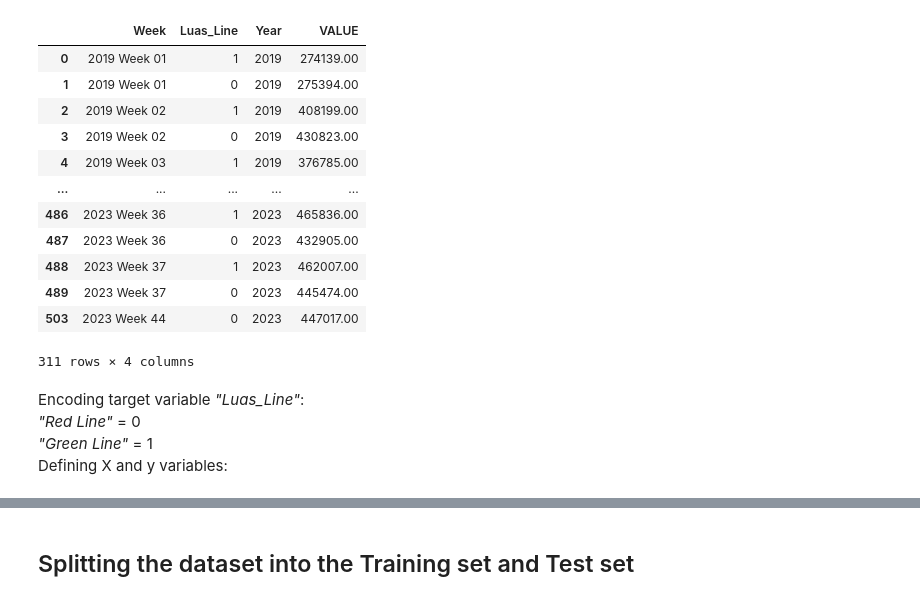
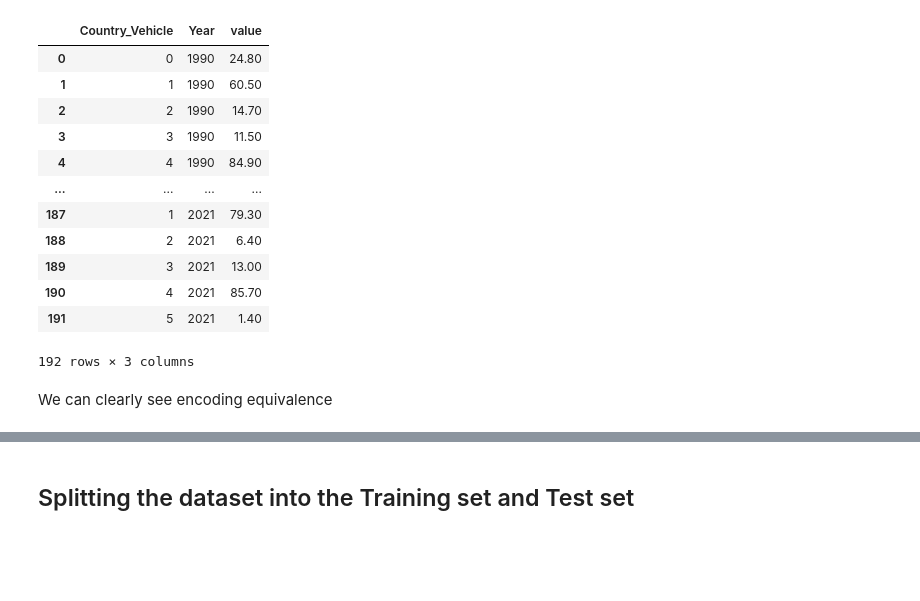
Before and after one commit to JoseRicoCct/CA2_Integrated_Assesment_MSc_Data_Analytics_CCT_Semester_1, a Jupyter notebook: CA2_ML_Code_sba23021_ML_Models.ipynb, the cells around one changed output, grey strips where cells are left out. Cells and saved outputs as stored; diff of their text form; code cells hidden in the pictures; blank space fills up the shorter version.

```diff
--- a/CA2_ML_Code_sba23021_ML_Models.ipynb
+++ b/CA2_ML_Code_sba23021_ML_Models.ipynb
@@ -64,0 +39,30 @@ Shape after removing outliers: (311, 4)
+# %%
+# Tyding up mldf
+
+# Filter columns that do not contain '_flag'
+mldf = mldf.filter(regex='^(?!.*_flag)')
+
+# Renaming columns
+mldf = mldf.rename(columns={'geo\\TIME_PERIOD': 'Country_code','vehicle':'Vehicle_type'})
+
+# Dropping not needed rows:
+# From column 'Vehicle_type' we don't need 'TRN_BUS_TOT_AVD'
+# From column 'Country_code' we don't need 'EU27_2020' and 'EU28'
+mldf = mldf[(mldf['Vehicle_type'] != 'TRN_BUS_TOT_AVD') & ~mldf['Country_code'].isin(['EU27_2020', 'EU28'])]
+
+# Drop rows with null values
+mldf = mldf.dropna()
+
+# Dropping columns 'freq' and 'unit' we don't need them. Unit of measurement for this dataset is percentage
+mldf = mldf.drop(['freq', 'unit'], axis=1).reset_index(drop=True)
+
+# Trimming 'BUS_TOT' to have just 'BUS'
+mldf['Vehicle_type'] = mldf['Vehicle_type'].str.replace('_TOT', '')
+
+# Concatenate 'Country_code' and 'Vehicle_type'
+mldf['Country_Vehicle'] = mldf['Country_code'] + '_' + mldf['Vehicle_type']
+
+# Drop the original columns
+mldf = mldf.drop(['Vehicle_type', 'Country_code'], axis=1)
+
+mldf.head()
@@ -64,0 +213,4 @@ Shape after removing outliers: (311, 4)
+# %%
+# Modify the code to filter based on substrings
+mldf = mldf[mldf['Country_Vehicle'].str.contains('IE|HU', case=False, na=False)]
+mldf.reset_index(drop=True, inplace=True)
@@ -65,5 +248,5 @@ Shape after removing outliers: (311, 4)
 # %%
 # Move the 'Year' column to the second position
-df_no_outliers.insert(2, 'Year', df_no_outliers.pop('Year'))
+mldf.insert(1, 'Year', mldf.pop('Year'))
 # %%
 # Counting the values that each year has:
@@ -91,27 +319,24 @@ df_2022.reset_index(drop=True, inplace=True)
 # %%
 # Creating a LabelEncoder instance
 le = LabelEncoder()
 
 # Encoding the 'Sex' column
-df_no_outliers['Luas_Line'] = le.fit_transform(df_no_outliers['Luas_Line'])
-
-df_no_outliers
+mldf['Country_Vehicle'] = le.fit_transform(mldf['Country_Vehicle'])
+pd.set_option('display.float_format', lambda x: '%.2f' % x)
+mldf
 # %% [output]
-|  | Week | Luas_Line | Year | VALUE |
-| 0 | 2019 Week 01 | 1 | 2019 | 274139.00 |
-| 1 | 2019 Week 01 | 0 | 2019 | 275394.00 |
-| 2 | 2019 Week 02 | 1 | 2019 | 408199.00 |
-| 3 | 2019 Week 02 | 0 | 2019 | 430823.00 |
-| 4 | 2019 Week 03 | 1 | 2019 | 376785.00 |
-| ... | ... | ... | ... | ... |
-| 486 | 2023 Week 36 | 1 | 2023 | 465836.00 |
-| 487 | 2023 Week 36 | 0 | 2023 | 432905.00 |
-| 488 | 2023 Week 37 | 1 | 2023 | 462007.00 |
-| 489 | 2023 Week 37 | 0 | 2023 | 445474.00 |
-| 503 | 2023 Week 44 | 0 | 2023 | 447017.00 |
+|  | Country_Vehicle | Year | value |
+| 0 | 0 | 1990 | 24.80 |
+| 1 | 1 | 1990 | 60.50 |
+| 2 | 2 | 1990 | 14.70 |
+| 3 | 3 | 1990 | 11.50 |
+| 4 | 4 | 1990 | 84.90 |
+| ... | ... | ... | ... |
+| 187 | 1 | 2021 | 79.30 |
+| 188 | 2 | 2021 | 6.40 |
+| 189 | 3 | 2021 | 13.00 |
+| 190 | 4 | 2021 | 85.70 |
+| 191 | 5 | 2021 | 1.40 |
-311 rows × 4 columns
+192 rows × 3 columns
-# %% [markdown]
-Encoding target variable *"Luas_Line"*:<br>
-*"Red Line"* = 0 <br>
-*"Green Line"* = 1<br>
-Defining X and y variables:
+# %% [markdown]
+We can clearly see encoding equivalence
```
Also changed, not shown: parts of 118 cells of this notebook, 5 other files.
